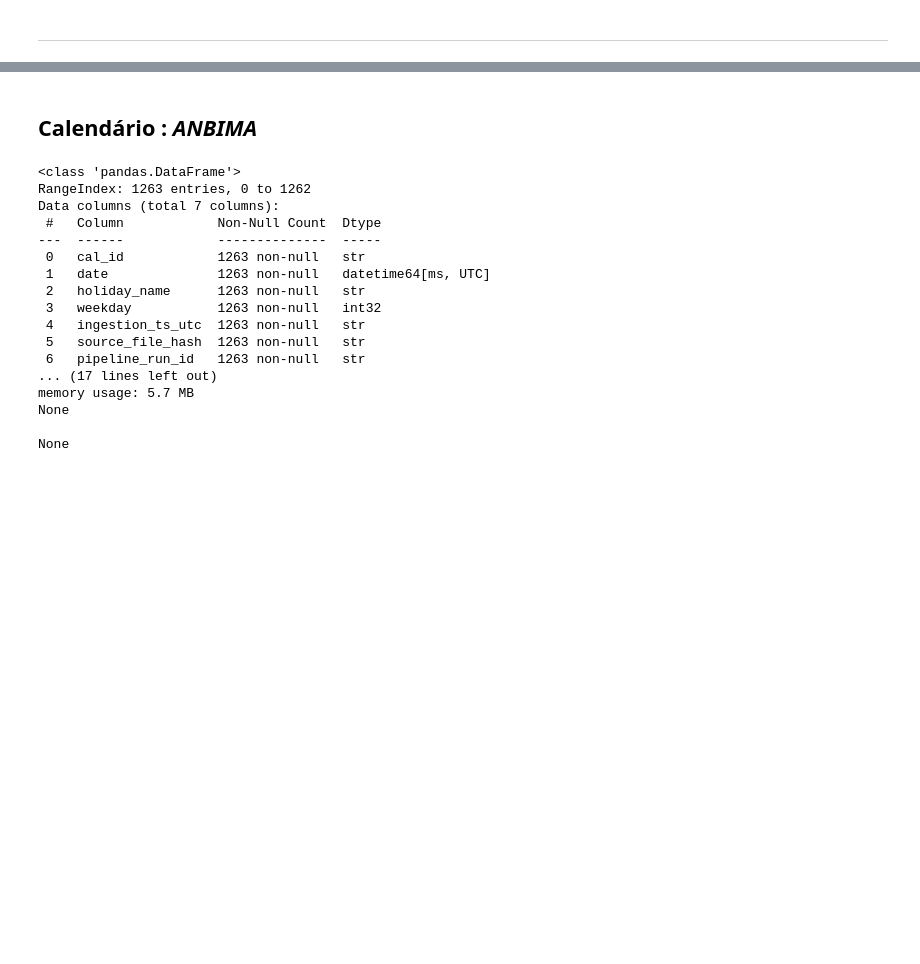
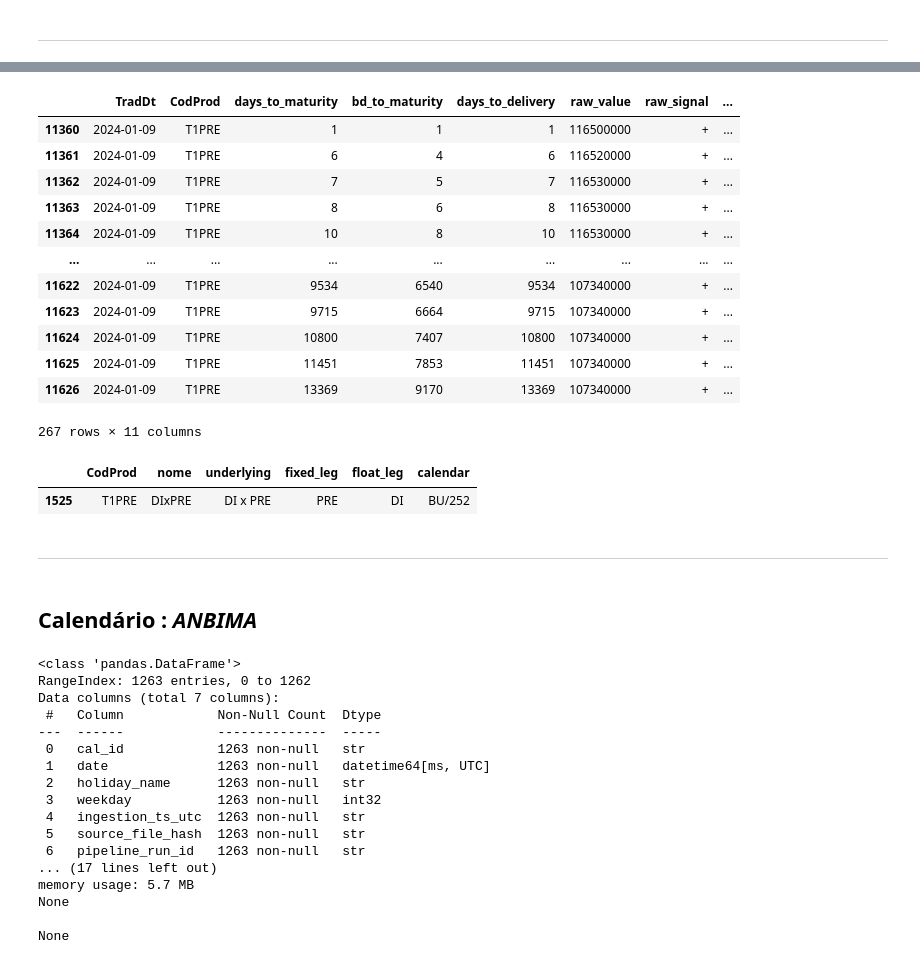
Before and after one commit to JuanRocha01/ML-ETTJ26, a Jupyter notebook: study/trusted.ipynb, the cells around one changed output, grey strips where cells are left out. Cells and saved outputs as stored; diff of their text form; code cells hidden in the pictures; blank space fills up the shorter version.

Commit message:
Trusted  B3 Swap DIxPRE

```diff
--- a/study/trusted.ipynb
+++ b/study/trusted.ipynb
@@ -1303,3 +1669,28 @@ Length: 19, dtype: datetime64[us, UTC]
+# %%
+df = pd.read_parquet(r"C:\Users\Dell\OneDrive\Documentos\GitHub\ML-ETTJ26\data\02_trusted\b3\swaps\swap_dixpre\2024-01-09.parquet")
+df
+# %% [output]
+|  | TradDt | CodProd | days_to_maturity | bd_to_maturity | days_to_delivery | raw_value | raw_signal | ... |
+| 11360 | 2024-01-09 | T1PRE | 1 | 1 | 1 | 116500000 | + | ... |
+| 11361 | 2024-01-09 | T1PRE | 6 | 4 | 6 | 116520000 | + | ... |
+| 11362 | 2024-01-09 | T1PRE | 7 | 5 | 7 | 116530000 | + | ... |
+| 11363 | 2024-01-09 | T1PRE | 8 | 6 | 8 | 116530000 | + | ... |
+| 11364 | 2024-01-09 | T1PRE | 10 | 8 | 10 | 116530000 | + | ... |
+| ... | ... | ... | ... | ... | ... | ... | ... | ... |
+| 11622 | 2024-01-09 | T1PRE | 9534 | 6540 | 9534 | 107340000 | + | ... |
+| 11623 | 2024-01-09 | T1PRE | 9715 | 6664 | 9715 | 107340000 | + | ... |
+| 11624 | 2024-01-09 | T1PRE | 10800 | 7407 | 10800 | 107340000 | + | ... |
+| 11625 | 2024-01-09 | T1PRE | 11451 | 7853 | 11451 | 107340000 | + | ... |
+| 11626 | 2024-01-09 | T1PRE | 13369 | 9170 | 13369 | 107340000 | + | ... |
+267 rows × 11 columns
+# %%
+df = pd.read_parquet(r"C:\Users\Dell\OneDrive\Documentos\GitHub\ML-ETTJ26\data\02_trusted\b3\swaps\swap_master.parquet")
+df
+# %% [output]
+|  | CodProd | nome | underlying | fixed_leg | float_leg | calendar |
+| 1525 | T1PRE | DIxPRE | DI x PRE | PRE | DI | BU/252 |
+# %% [markdown]
+--------
 # %% [markdown]
 ## Calendário : *ANBIMA*
 # %%
```
Also changed, not shown: parts of 44 cells of this notebook, 15 other files.
